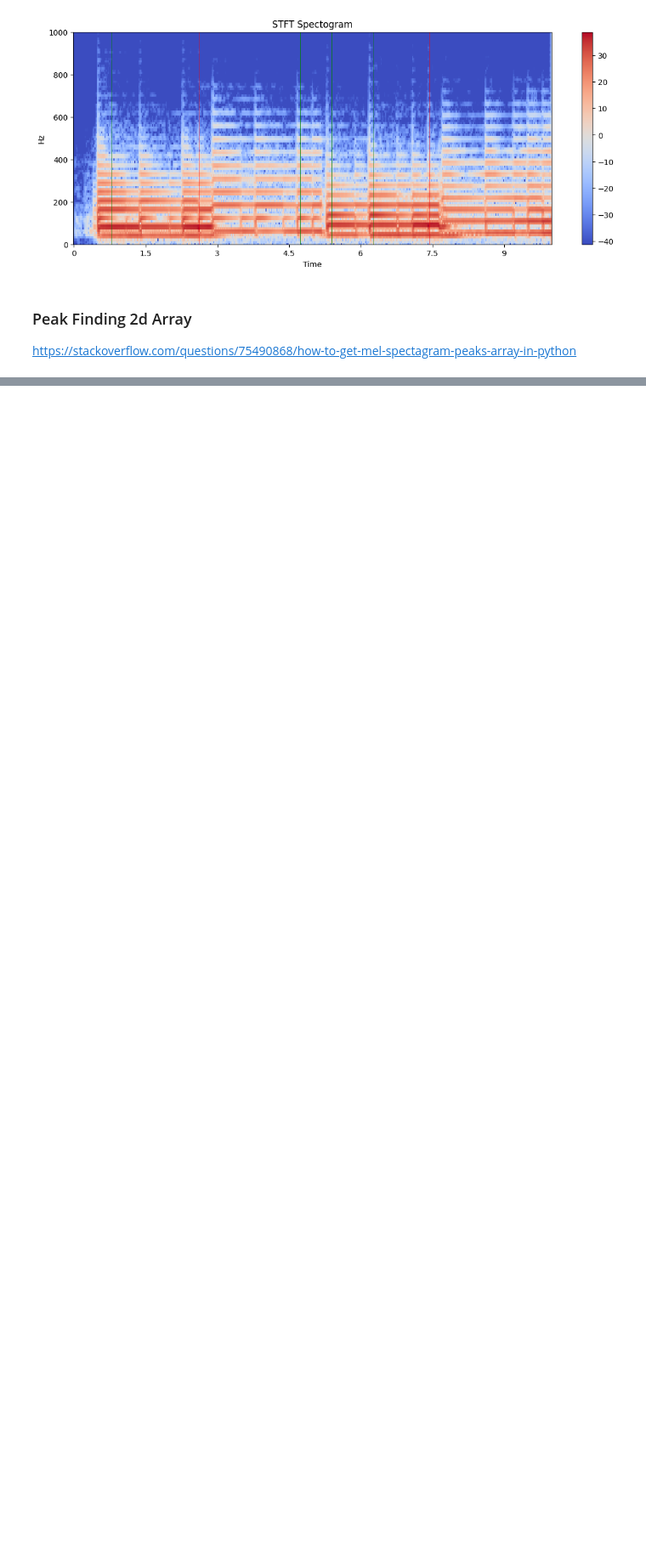
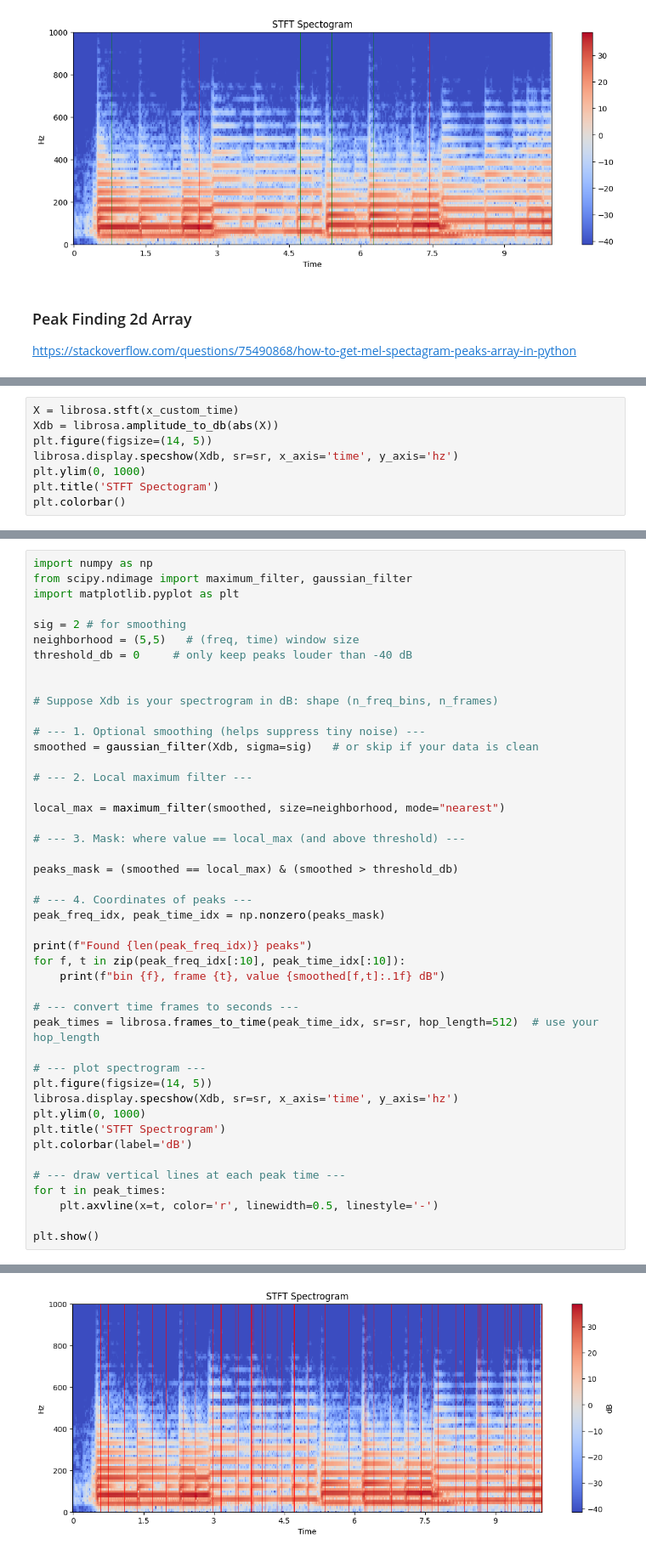
Before and after one commit to RosieBi/Bass_Learning, a Jupyter notebook: Music_Transcription/note_location_detection.ipynb, the cells around one changed output, grey strips where cells are left out. Shown at 85% size. Drawn from its saved outputs; the diff is of its cells as text; blank space fills up the shorter version.

```diff
--- a/Music_Transcription/note_location_detection.ipynb
+++ b/Music_Transcription/note_location_detection.ipynb
@@ -250,0 +254,8 @@ fig.savefig('constellation-map.png')
+# %%
+X = librosa.stft(x_custom_time)
+Xdb = librosa.amplitude_to_db(abs(X))
+plt.figure(figsize=(14, 5))
+librosa.display.specshow(Xdb, sr=sr, x_axis='time', y_axis='hz')
+plt.ylim(0, 1000)
+plt.title('STFT Spectogram')
+plt.colorbar()
@@ -250,0 +287,46 @@ fig.savefig('constellation-map.png')
+# %%
+import numpy as np
+from scipy.ndimage import maximum_filter, gaussian_filter
+import matplotlib.pyplot as plt
+
+sig = 2 # for smoothing
+neighborhood = (5,5)   # (freq, time) window size
+threshold_db = 0     # only keep peaks louder than -40 dB
+
+
+# Suppose Xdb is your spectrogram in dB: shape (n_freq_bins, n_frames)
+
+# --- 1. Optional smoothing (helps suppress tiny noise) ---
+smoothed = gaussian_filter(Xdb, sigma=sig)   # or skip if your data is clean
+
+# --- 2. Local maximum filter ---
+
+local_max = maximum_filter(smoothed, size=neighborhood, mode="nearest")
+
+# --- 3. Mask: where value == local_max (and above threshold) ---
+
+peaks_mask = (smoothed == local_max) & (smoothed > threshold_db)
+
+# --- 4. Coordinates of peaks ---
+peak_freq_idx, peak_time_idx = np.nonzero(peaks_mask)
+
+print(f"Found {len(peak_freq_idx)} peaks")
+for f, t in zip(peak_freq_idx[:10], peak_time_idx[:10]):
+    print(f"bin {f}, frame {t}, value {smoothed[f,t]:.1f} dB")
+
+# --- convert time frames to seconds ---
+peak_times = librosa.frames_to_time(peak_time_idx, sr=sr, hop_length=512)  # use your hop_length
+
+# --- plot spectrogram ---
+plt.figure(figsize=(14, 5))
+librosa.display.specshow(Xdb, sr=sr, x_axis='time', y_axis='hz')
+plt.ylim(0, 1000)
+plt.title('STFT Spectrogram')
+plt.colorbar(label='dB')
+
+# --- draw vertical lines at each peak time ---
+for t in peak_times:
+    plt.axvline(x=t, color='r', linewidth=0.5, linestyle='-')
+
+plt.show()
+# %% [output]
@@ -250,0 +344 @@ fig.savefig('constellation-map.png')
+[figure, added]
```
Also changed, not shown: parts of 16 cells of this notebook, 4 other files.
